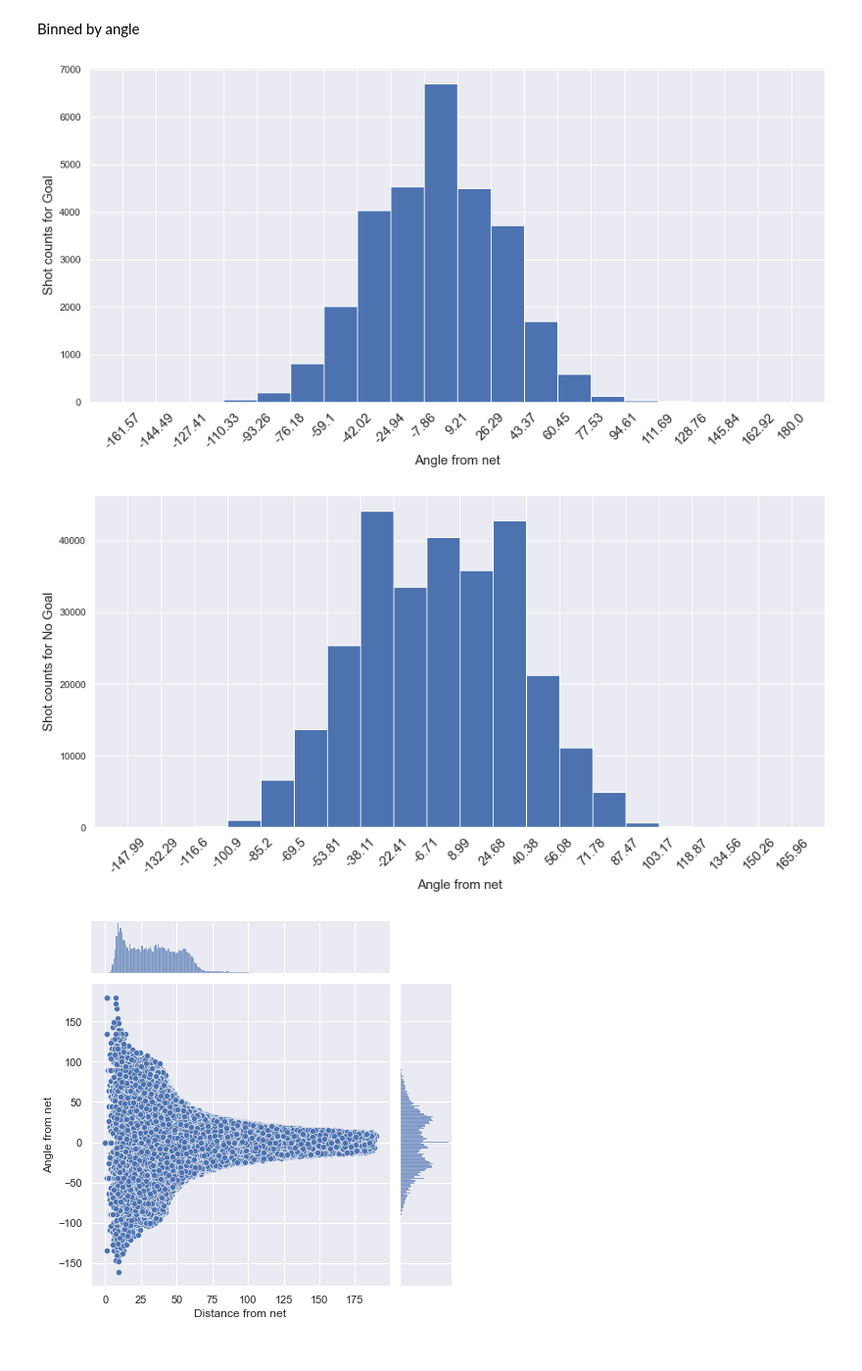
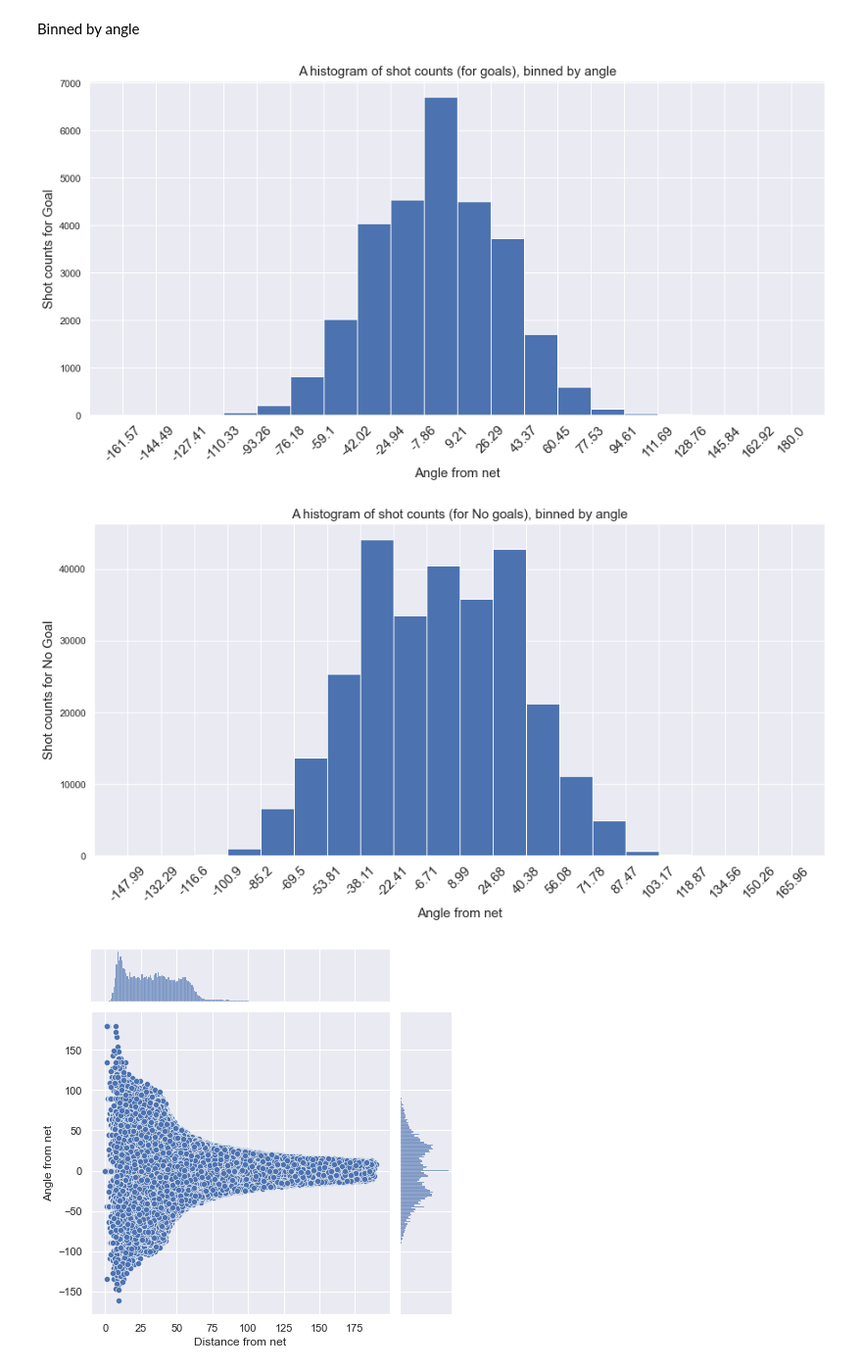
Before and after one commit to DS-IFT6750-project-collaboration/Hockey-all-star-analytics, a Jupyter notebook: Milestone2_Feature engineering(Q2,Q3).ipynb, the cells around one changed output. Shown: that part at 98% size. Drawn from its saved outputs; the diff is of its cells as text; code cells hidden in the pictures.

```diff
--- a/Milestone2_Feature engineering(Q2,Q3).ipynb
+++ b/Milestone2_Feature engineering(Q2,Q3).ipynb
@@ -416,19 +334,20 @@ ax.set_xticks(h_bins)
 ax.set_xticklabels([round(curr_bin, 2) for curr_bin in h_bins],fontsize=15, rotation=45)
 plt.xlabel('Angle from net', fontsize=15)
 plt.ylabel('Shot counts for Goal', fontsize=15)
-
+plt.title('A histogram of shot counts (for goals), binned by angle',fontsize=15)
 plt.savefig("/Users/henaghonia/Desktop/udem/Sem-1/Data-science/ift6758-Milestone2_blog/ift6758-Milestone2_blog/images/plot_goal1-2.png",bbox_inches="tight")
 plt.show()
 # %% [output]
-[figure, old version]
+[figure, new version]
 # %%
 fig, ax = plt.subplots(figsize=(15, 7))
 h_vals, h_bins, h_bars = ax.hist(result_df[result_df['is_goal']==0]["angle_from_net"], bins=20, edgecolor="white")
 ax.set_xticks(h_bins)
 ax.set_xticklabels([round(curr_bin, 2) for curr_bin in h_bins],fontsize=15, rotation=45)
 plt.xlabel('Angle from net', fontsize=15)
 plt.ylabel('Shot counts for No Goal', fontsize=15)
+plt.title('A histogram of shot counts (for No goals), binned by angle',fontsize=15)
 plt.savefig("/Users/henaghonia/Desktop/udem/Sem-1/Data-science/ift6758-Milestone2_blog/ift6758-Milestone2_blog/images/plot_Nogoal1-2.png",bbox_inches="tight")
 plt.show()
 # %% [output]
-[figure, old version]
+[figure, new version]
```
Also changed, not shown: parts of 18 cells of this notebook, 1 other file.
